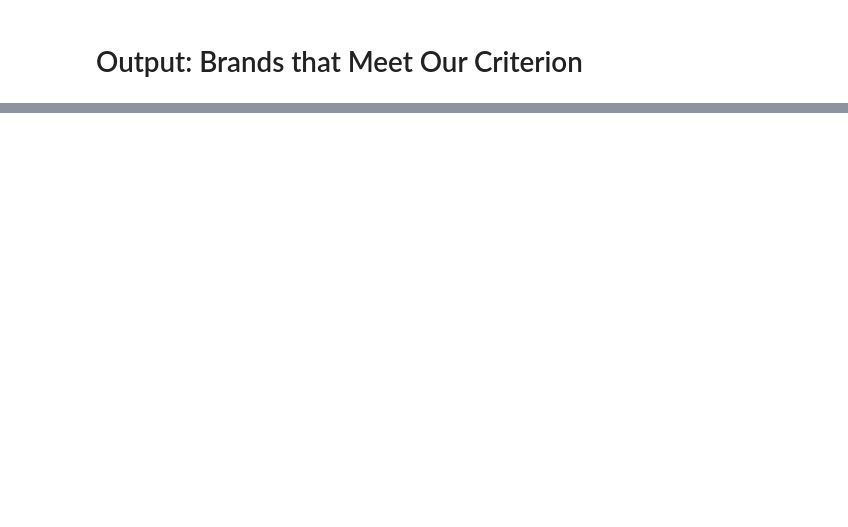
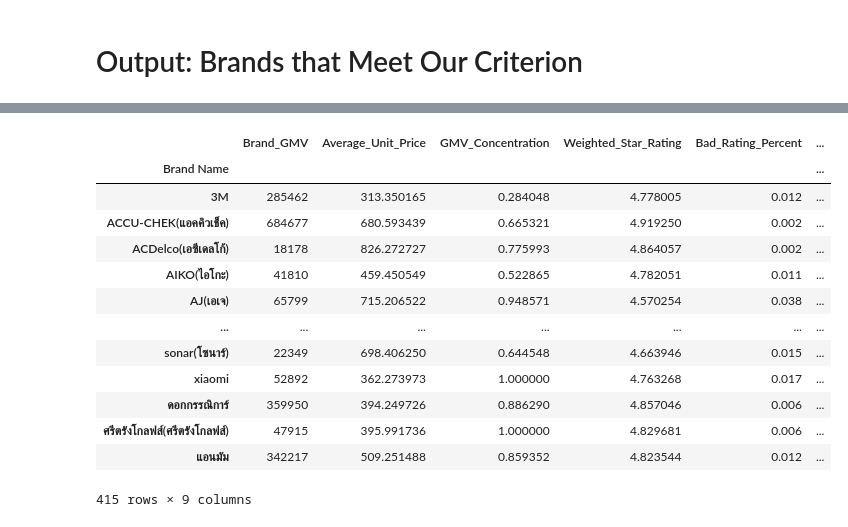
Before and after one commit to don-assamongkol/Project-Simcity, a Jupyter notebook: Filter Code Final.ipynb, the cells around one changed output, grey strips where cells are left out. Drawn from its saved outputs; the diff is of its cells as text; code cells hidden in the pictures; blank space fills up the shorter version.

```diff
--- a/Filter Code Final.ipynb
+++ b/Filter Code Final.ipynb
@@ -247,10 +247,12 @@ for brand in brands_df.index:
     brands_df.loc[brand, "Average_Unit_Price"] = brand_gmv / brand_volume
 
     #GMV Concentration Calculation
-    if len(my_brand_df) >= top_n: #in case brand sells less than like 5 products
+    if len(my_brand_df) >= top_n:
         top_n_df = my_brand_df.head(top_n)
         top_n_gmv = top_n_df["product_gmv"].sum()
         brands_df.loc[brand, "GMV_Concentration"] = top_n_gmv / brand_gmv
+    else:
+        brands_df.loc[brand, "GMV_Concentration"] = 1.0 #brand sells less than like 5 products --> highly conc.
 
     #Weighted Star Rating
     total_star = my_brand_df["weighted_star"].sum()
@@ -407,0 +410,18 @@ brands_df
+# %%
+brands_df.sort_index(inplace=True)
+brands_df
+# %% [output]
+|  | Brand_GMV | Average_Unit_Price | GMV_Concentration | Weighted_Star_Rating | Bad_Rating_Percent | ... |
+| Brand Name |  |  |  |  |  | ... |
+| 3M | 285462 | 313.350165 | 0.284048 | 4.778005 | 0.012 | ... |
+| ACCU-CHEK(แอคคิวเช็ค) | 684677 | 680.593439 | 0.665321 | 4.919250 | 0.002 | ... |
+| ACDelco(เอซีเดลโก้) | 18178 | 826.272727 | 0.775993 | 4.864057 | 0.002 | ... |
+| AIKO(ไอโกะ) | 41810 | 459.450549 | 0.522865 | 4.782051 | 0.011 | ... |
+| AJ(เอเจ) | 65799 | 715.206522 | 0.948571 | 4.570254 | 0.038 | ... |
+| ... | ... | ... | ... | ... | ... | ... |
+| sonar(โซนาร์) | 22349 | 698.406250 | 0.644548 | 4.663946 | 0.015 | ... |
+| xiaomi | 52892 | 362.273973 | 1.000000 | 4.763268 | 0.017 | ... |
+| ดอกกรรณิการ์ | 359950 | 394.249726 | 0.886290 | 4.857046 | 0.006 | ... |
+| ศรีตรังโกลฟส์(ศรีตรังโกลฟส์) | 47915 | 395.991736 | 1.000000 | 4.829681 | 0.006 | ... |
+| แอนมัม | 342217 | 509.251488 | 0.859352 | 4.823544 | 0.012 | ... |
+415 rows × 9 columns
```
Also changed, not shown: parts of 7 cells of this notebook.
